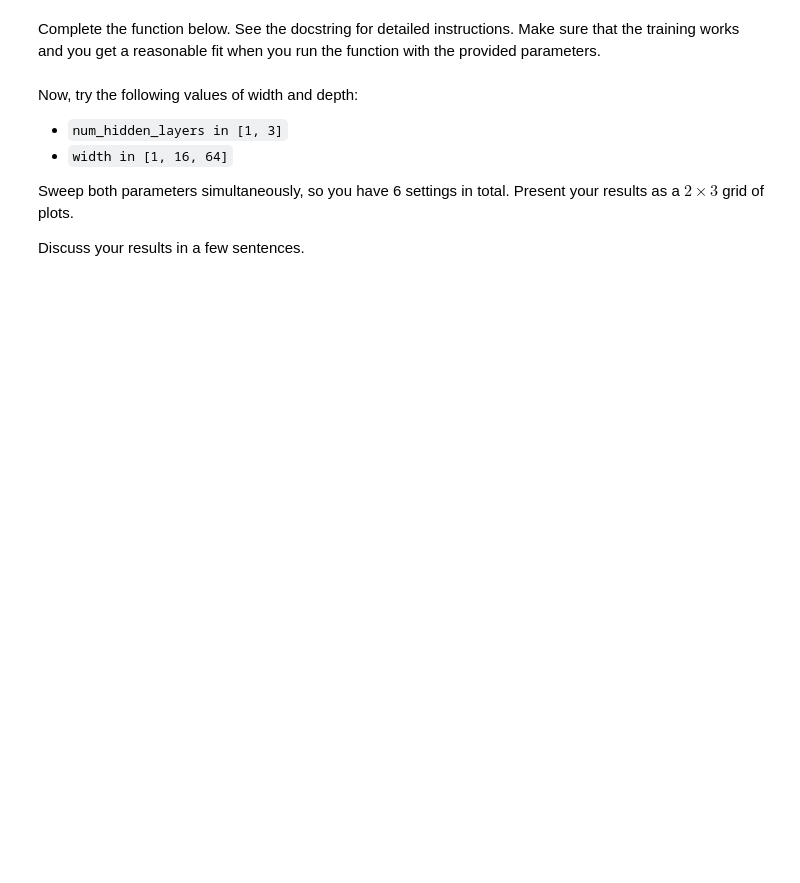
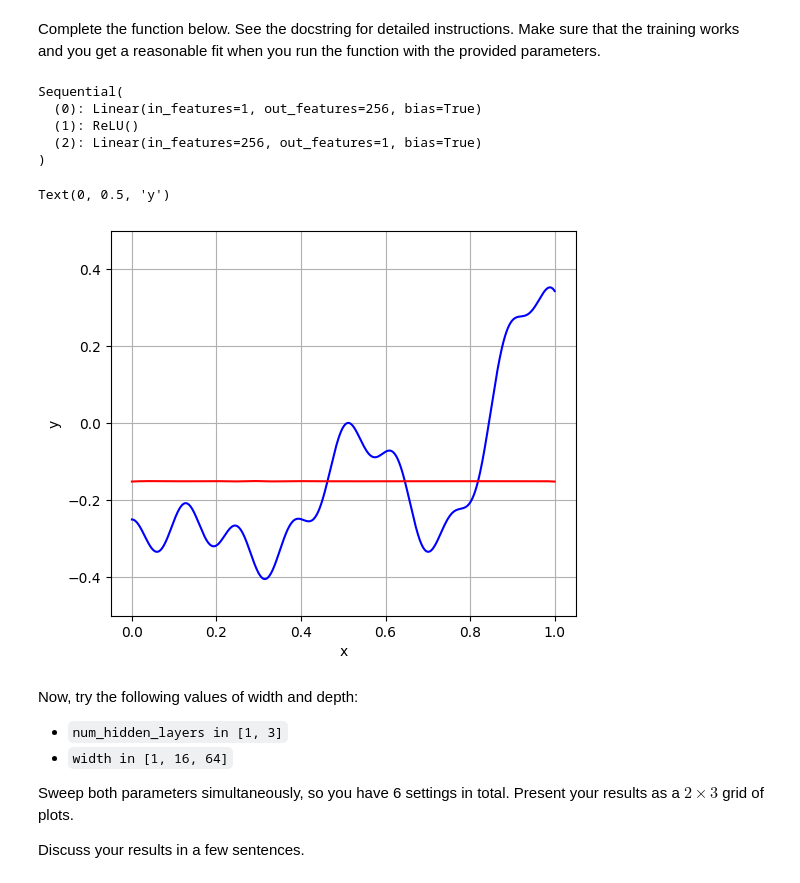
Before and after one commit to pranavich18/ML_Labs, a Jupyter notebook: lab4_mlp.ipynb, the cells around one changed output. Saved outputs shown, nothing was run; the diff lists cells and outputs as text; code cells hidden in the pictures; blank space fills up the shorter version.

```diff
--- a/lab4_mlp.ipynb
+++ b/lab4_mlp.ipynb
@@ -90,37 +93,62 @@ def train_model(
         Model predictions on the input data x, detached from the computation graph.
         Shape: (n_samples,). Useful for immediate visualization or evaluation.
 
     Training Details
     ----------------
     - Optimizer: Adam
     - Loss function: Mean Squared Error (MSE)
 
   """
-  model = ...
+  layers = []
+  layers.append(nn.Linear(1, width))
+  layers.append(activation())
+
+  for _ in range(num_hidden_layers-1):
+    layers.append(nn.Linear(width, width))
+    layers.append(activation())
+
+  layers.append(nn.Linear(width, 1))
+  model = nn.Sequential(*layers)
   print(model)
 
   model.train()
-  optimizer = ...
+  optimizer = torch.optim.Adam(model.parameters(), lr=lr)
+
+  loss_func = nn.MSELoss()
 
   for epoch in range(epochs):
-      ...
+      optimizer.zero_grad()
+
+      pred = model(x)
+      loss = loss_func(pred, y)
+
+      loss.backward()
+      optimizer.step()
 
   model.eval()
-  final_pred = ...
+  final_pred = model(x).squeeze().detach()
   return model, final_pred
 
 
 _, y_pred = train_model(x[:, None], fs, width=256, num_hidden_layers=1)
 
 
 _, ax = plt.subplots(1, 1, figsize=(6, 5))
 
 ax.plot(x, fs, "-b")
 ax.plot(x, y_pred, "-r")
 ax.grid()
 ax.set_ylim([-0.5, 0.5])
 ax.set_xlabel("x")
 ax.set_ylabel("y")
+# %% [output]
+Sequential(
+  (0): Linear(in_features=1, out_features=256, bias=True)
+  (1): ReLU()
+  (2): Linear(in_features=256, out_features=1, bias=True)
+)
+Text(0, 0.5, 'y')
+[figure, added]
 # %% [markdown]
 Now, try the following values of width and depth:
 - `num_hidden_layers in [1, 3]`
```
Also changed, not shown: parts of 1 cell of this notebook.
